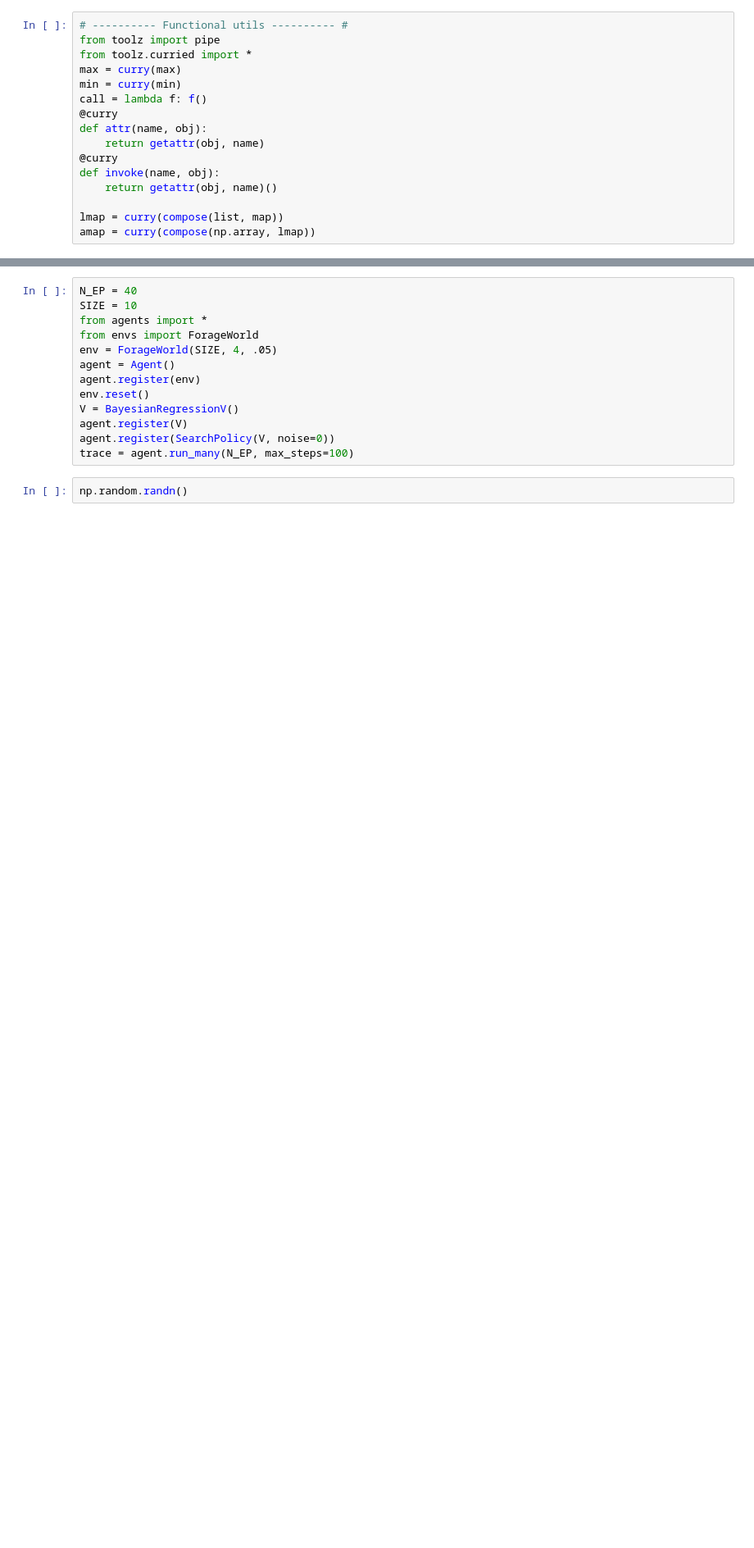
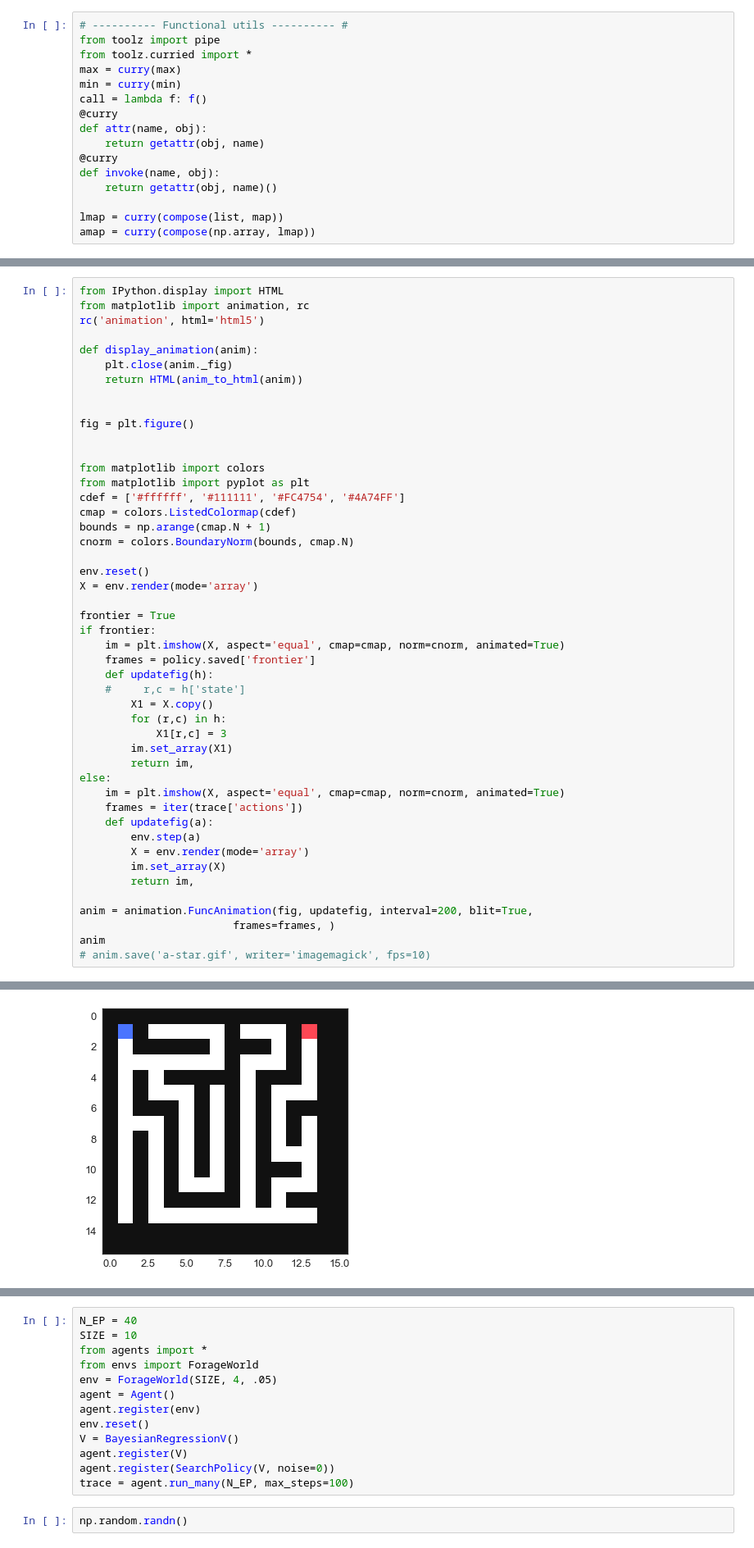
Before and after one commit to fredcallaway/gymrats, a Jupyter notebook: scratch.ipynb, the cells around one changed output, grey strips where cells are left out. Shown: that part at 82% size. Drawn from its saved outputs; the diff is of its cells as text; blank space fills up the shorter version.

```diff
--- a/scratch.ipynb
+++ b/scratch.ipynb
@@ -30,0 +69,48 @@ amap = curry(compose(np.array, lmap))
+# %%
+from IPython.display import HTML
+from matplotlib import animation, rc
+rc('animation', html='html5')
+
+def display_animation(anim):
+    plt.close(anim._fig)
+    return HTML(anim_to_html(anim))
+
+
+fig = plt.figure()
+
+
+from matplotlib import colors
+from matplotlib import pyplot as plt
+cdef = ['#ffffff', '#111111', '#FC4754', '#4A74FF']
+cmap = colors.ListedColormap(cdef)
+bounds = np.arange(cmap.N + 1)
+cnorm = colors.BoundaryNorm(bounds, cmap.N)
+
+env.reset()
+X = env.render(mode='array')
+
+frontier = True
+if frontier:
+    im = plt.imshow(X, aspect='equal', cmap=cmap, norm=cnorm, animated=True)
+    frames = policy.saved['frontier']
+    def updatefig(h):
+    #     r,c = h['state']
+        X1 = X.copy()
+        for (r,c) in h:
+            X1[r,c] = 3
+        im.set_array(X1)
+        return im,
+else:
+    im = plt.imshow(X, aspect='equal', cmap=cmap, norm=cnorm, animated=True)
+    frames = iter(trace['actions'])
+    def updatefig(a):
+        env.step(a)
+        X = env.render(mode='array')
+        im.set_array(X)
+        return im,
+
+anim = animation.FuncAnimation(fig, updatefig, interval=200, blit=True,
+                        frames=frames, )
+anim
+# anim.save('a-star.gif', writer='imagemagick', fps=10)
+# %% [output]
@@ -30,0 +118 @@ amap = curry(compose(np.array, lmap))
+[figure, added]
```
Also changed, not shown: parts of 29 cells of this notebook, 3 other files.
